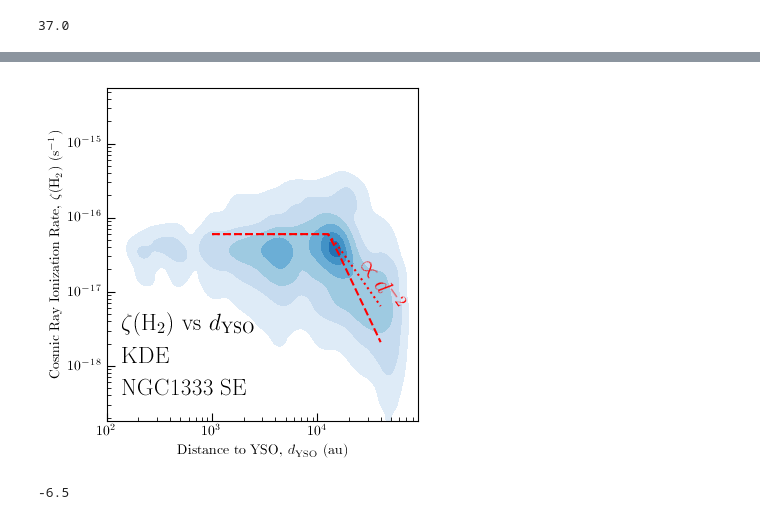
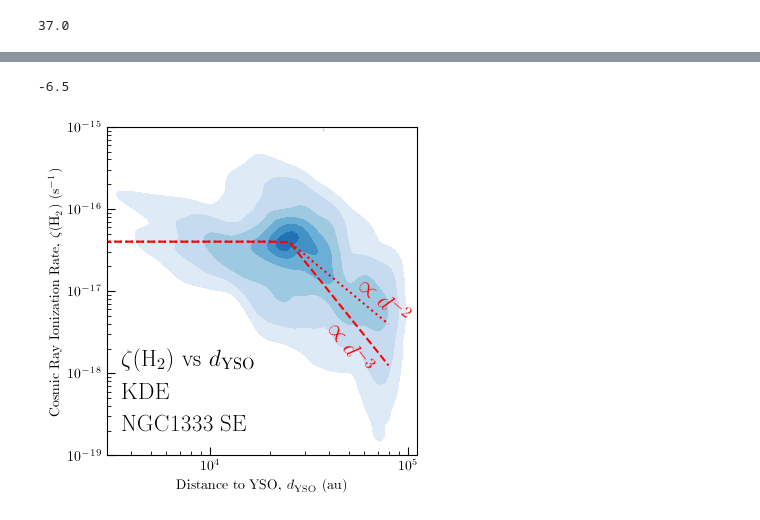
Before and after one commit to jpinedaf/NGC1333_NOEMA_Ions, a Jupyter notebook: NGC1333_Ions_Calculations.ipynb, the cells around one changed output, grey strips where cells are left out. Drawn from its saved outputs; the diff is of its cells as text; code cells hidden in the pictures.

Commit message:
fixed calculation of distance
-updated calculation of YSO distance, it was a leftover form testing

```diff
--- a/NGC1333_Ions_Calculations.ipynb
+++ b/NGC1333_Ions_Calculations.ipynb
@@ -26,6 +27,8 @@ plt.rcParams.update({"text.usetex": True,
                      'xtick.major.size': 6,
                      'ytick.minor.size': 3,
                      'ytick.major.size': 6,})
+# %%
+save_figures = False
 # %%
 
 def Ncol_C18O(TdV, Tex=10*u.K):
@@ -1271,10 +1298,8 @@ print(np.round(lamda_MHD.to(u.au).value/ distance, decimals=0))
 # %%
-import velocity_tools.coordinate_offsets as c_offset
-
 def zeta_distance_yso(hd, ra_ctr, dec_ctr, distance=300.*u.pc):
     results = c_offset.generate_offsets(hd, ra_ctr, dec_ctr,
                                         pa_angle=0*u.deg, inclination=0*u.deg)
-    rad_au = (results.lon * distance).to(u.au, equivalencies=u.dimensionless_angles())
+    rad_au = (results.r * distance).to(u.au, equivalencies=u.dimensionless_angles())
     return rad_au
 # %%
 rad_iras4a = zeta_distance_yso(hd_TdV, ra_iras4a, dec_iras4a)
@@ -1288,4 +1313,6 @@ rad_svs13a = zeta_distance_yso(hd_TdV, ra_svs13a, dec_svs13a)
 rad_svs13b = zeta_distance_yso(hd_TdV, ra_svs13b, dec_svs13b)
 # %%
 rad_svs13c = zeta_distance_yso(hd_TdV, ra_svs13c, dec_svs13c)
+# %%
+rad_per_emb_15 = zeta_distance_yso(hd_TdV, ra_per_emb_15, dec_per_emb_15)
 # %%
@@ -1319,48 +1349,50 @@ kernel_log_rad_zeta = stats.gaussian_kde(values)
 my_Z_rad_zeta = np.reshape(kernel_log_rad_zeta(positions).T,
                            xx_log_rad_zeta.shape)
 # %%
-radius_sample = 10**np.arange(3.0, 4.7, 0.1)
+radius_sample = 10**np.arange(3.0, 4.9, 0.1)
 
 def profile_zeta(radius, zeta_amp=6e-17, zeta_break=1.3e4, zeta_alpha=-2):
     zeta_radius = np.piecewise(radius,
                     [radius < zeta_break, radius >= zeta_break],
                     [zeta_amp, lambda radius: zeta_amp * (radius / zeta_break)**zeta_alpha])
     return zeta_radius
-# %%
-fig, ax = plt.subplots(figsize=(4, 4))
-
-# levels = levels_norm * my_Z_rad_zeta.max()
-cfset = ax.contourf(10**xx_log_rad_zeta, 10**yy_log_rad_zeta,
-                    my_Z_rad_zeta, colors=color_levels2,
-                    levels=levels_norm_l * my_Z_rad_zeta.max())
-
-ax.set_xlabel(r"Distance to YSO, $d_{\rm YSO}$ (au)")
-ax.set_ylabel(r"Cosmic Ray Ionization Rate, $\zeta({\rm H_2})$ (${\rm s^{-1}}$)")
-
-ax.text(0.05, 0.075,  r'NGC1333 SE', color='black',
-        transform=ax.transAxes, size=17, weight=60)
-ax.text(0.05, 0.175,  r'KDE', color='black',
-        transform=ax.transAxes, size=17, weight=60)
-ax.text(0.05, 0.275,  r'$\zeta({\rm H_2})$ vs $d_{\rm YSO}$', color='black',
-        transform=ax.transAxes, size=17, weight=60)
-
-ax.plot(radius_sample, profile_zeta(radius_sample, zeta_amp=6e-17, zeta_break=1.3e4, zeta_alpha=-3),
-        color='red', ls='--')
-ax.plot(radius_sample, profile_zeta(radius_sample, zeta_amp=6e-17, zeta_break=1.3e4, zeta_alpha=-2),
-        color='red', ls=':')
-ax.text(0.8, 0.33,  r'$\propto d^{-2}$', color='red',
-        transform=ax.transAxes, size=17, weight=60, rotation=-55)
-
-plt.loglog()
-ax.set_xlim([100, 9e4])
-ax.set_ylim([10**(-18.75), 10**(-14.25)])
-#
-#
-plt.tight_layout()
-fig.savefig('figs/NGC1333_log_zeta_log_d_YSO_KDE.pdf', dpi=100, bbox_inches='tight')
-# %% [output]
-[figure, removed]
 # %%
 median_log10_xe
 # %% [output]
 -6.5
+# %%
+fig, ax = plt.subplots(figsize=(4, 4))
+
+cfset = ax.contourf(10**xx_log_rad_zeta, 10**yy_log_rad_zeta,
+                    my_Z_rad_zeta, colors=color_levels2,
+                    levels=levels_norm_l * my_Z_rad_zeta.max())
+
+ax.set_xlabel(r"Distance to YSO, $d_{\rm YSO}$ (au)")
+ax.set_ylabel(r"Cosmic Ray Ionization Rate, $\zeta({\rm H_2})$ (${\rm s^{-1}}$)")
+
+ax.text(0.05, 0.075,  r'NGC1333 SE', color='black',
+        transform=ax.transAxes, size=17, weight=60)
+ax.text(0.05, 0.175,  r'KDE', color='black',
+        transform=ax.transAxes, size=17, weight=60)
+ax.text(0.05, 0.275,  r'$\zeta({\rm H_2})$ vs $d_{\rm YSO}$', color='black',
+        transform=ax.transAxes, size=17, weight=60)
+
+ax.plot(radius_sample, profile_zeta(radius_sample, zeta_amp=4e-17, zeta_break=2.5e4, zeta_alpha=-3),
+        color='red', ls='--')
+ax.plot(radius_sample, profile_zeta(radius_sample, zeta_amp=4e-17, zeta_break=2.5e4, zeta_alpha=-2),
+        color='red', ls=':')
+ax.text(0.8, 0.4,  r'$\propto d^{-2}$', color='red',
+        transform=ax.transAxes, size=17, weight=60, rotation=-40)
+ax.text(0.7, 0.25,  r'$\propto d^{-3}$', color='red',
+        transform=ax.transAxes, size=17, weight=60, rotation=-52)
+
+plt.loglog()
+ax.set_xlim([3e3, 1.1e5])
+ax.set_ylim([10**(-19), 10**(-15)])
+#
+#
+plt.tight_layout()
+if save_figures:
+    fig.savefig('figs/NGC1333_log_zeta_log_d_YSO_KDE.pdf', dpi=100, bbox_inches='tight')
+# %% [output]
+[figure, added]
```
Also changed, not shown: parts of 26 cells of this notebook, 1 other file.
